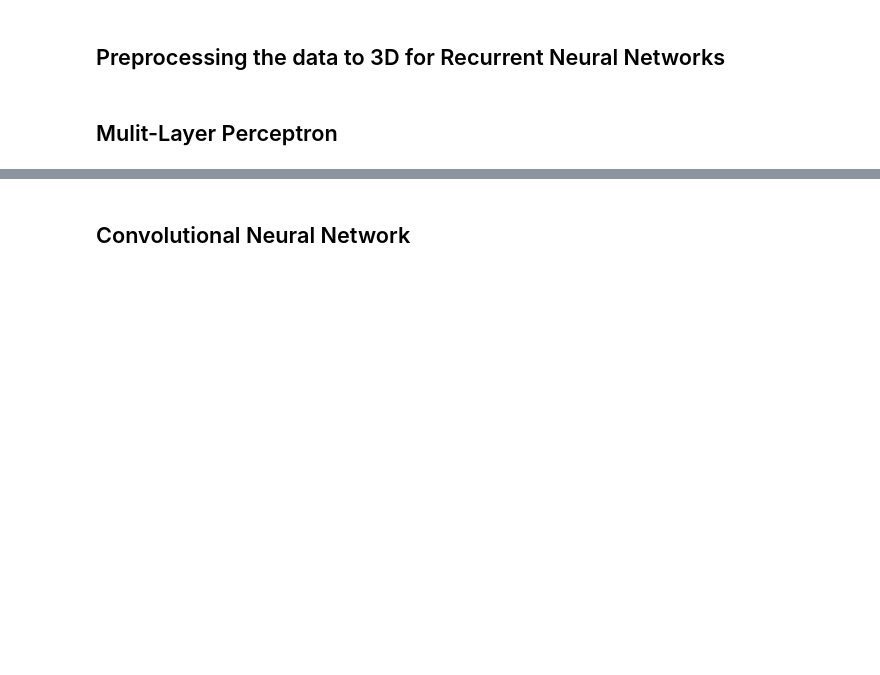
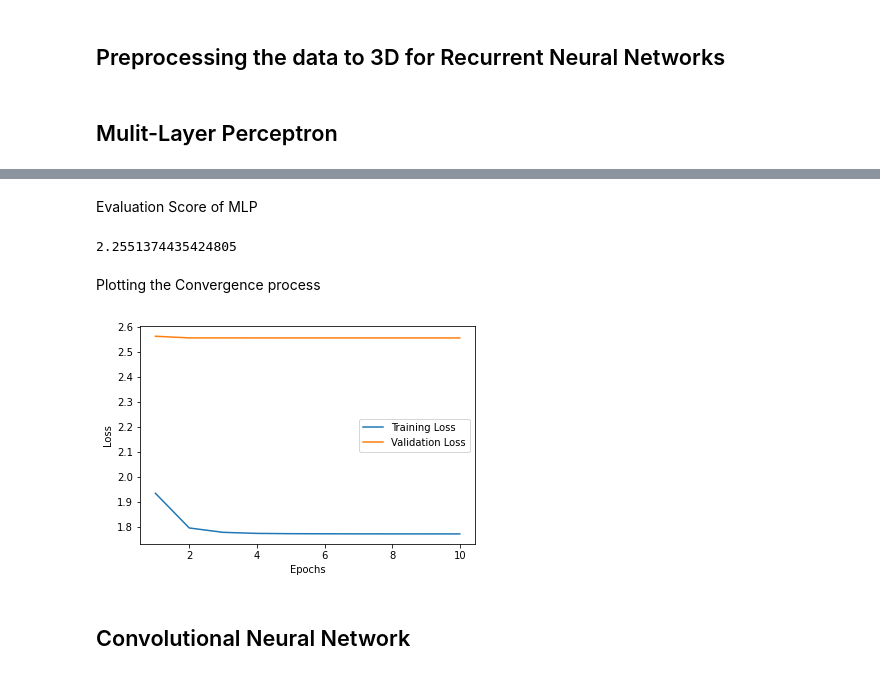
Before and after one commit to TazTornadoo/SigmoidFreud, a Jupyter notebook: Python/Submission/Electricity_price_prediction_5.ipynb, the cells around one changed output, grey strips where cells are left out. Drawn from its saved outputs; the diff is of its cells as text; code cells hidden in the pictures; blank space fills up the shorter version.

```diff
--- a/Python/Submission/Electricity_price_prediction_5.ipynb
+++ b/Python/Submission/Electricity_price_prediction_5.ipynb
@@ -866,0 +1050,26 @@ def unflatten_ohlcv(data, window_size):
+# %%
+params = {
+    "BATCH_SIZE": 2048,
+    "EPOCHS": 10,
+    "LEARNING_RATE": 0.0005}
+layers = [300, 100]
+dropout = 0.25
+scheduler = 5
+optimizer = Adam(learning_rate=0.0005)
+earlystopping = 3
+
+mlp_5 = Mlp(
+    X_train_window_size_5,
+    X_valid_window_size_5,
+    X_test_window_size_5,
+    y_train_window_size_5,
+    y_valid_window_size_5,
+    y_test_window_size_5,
+    params,
+    layers,
+    dropout,
+    scheduler,
+    optimizer,
+    earlystopping
+)
+mlp_history_5, mlp_eval_score_5, mlp_predictions_5, mlp_model_5 = mlp_5.go()
@@ -867,3 +1094,27 @@ def unflatten_ohlcv(data, window_size):
+# %% [markdown]
+Evaluation Score of MLP
+# %%
+mlp_eval_score_5
+# %% [output]
+2.2551374435424805
+# %% [markdown]
+Plotting the Convergence process
+# %%
+import matplotlib.pyplot as plt
+
+loss_values = mlp_history_5.history['loss']
+val_loss_values = mlp_history_5.history['val_loss']
+epochs = range(1, len(loss_values)+1)
+
+plt.plot(epochs, loss_values, label='Training Loss')
+plt.plot(epochs, val_loss_values, label='Validation Loss')
+plt.xlabel('Epochs')
+plt.ylabel('Loss')
+plt.legend()
+
+plt.show()
+# %% [output]
+[figure, added]
 # %% [markdown]
 ## Convolutional Neural Network
 # %% [markdown]
```
Also changed, not shown: parts of 16 cells of this notebook.
